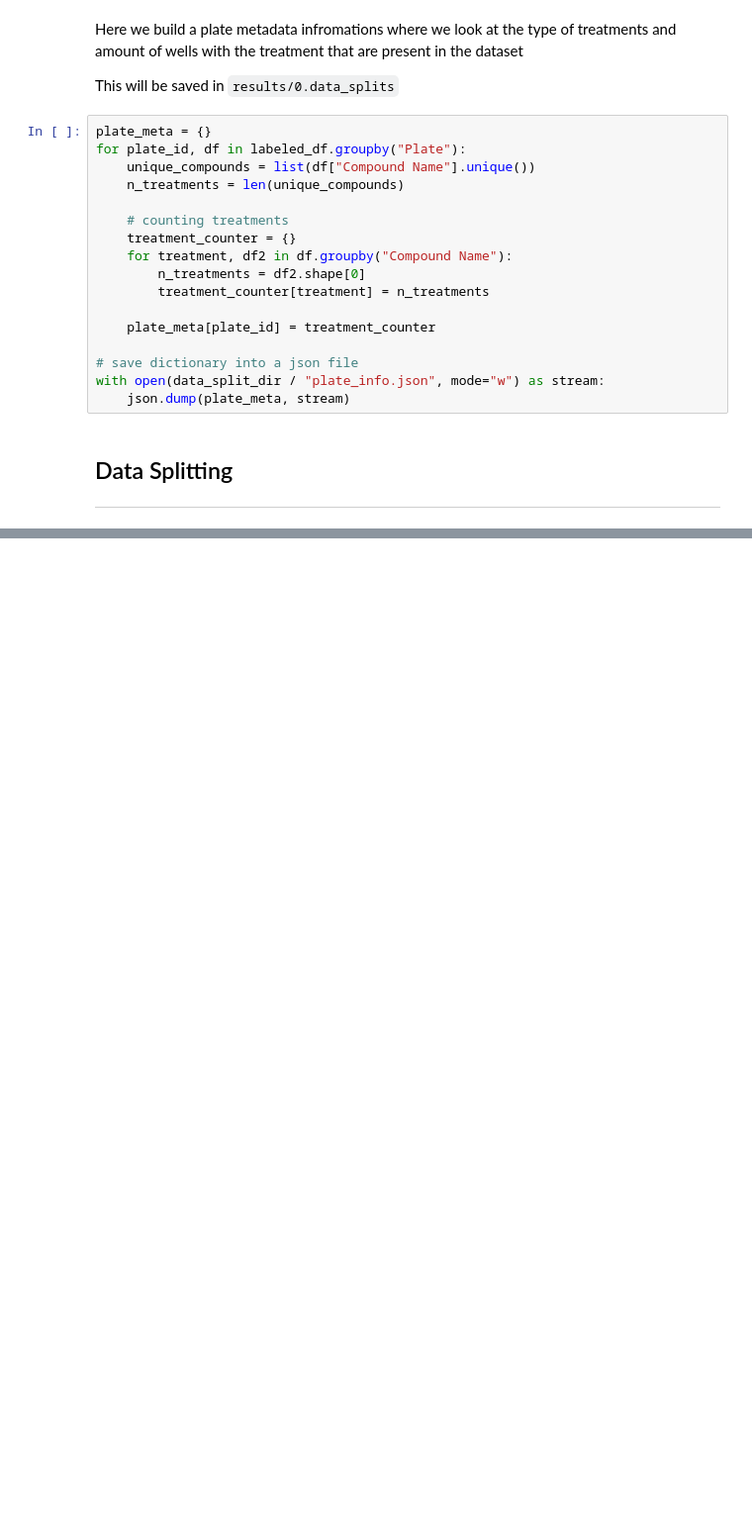
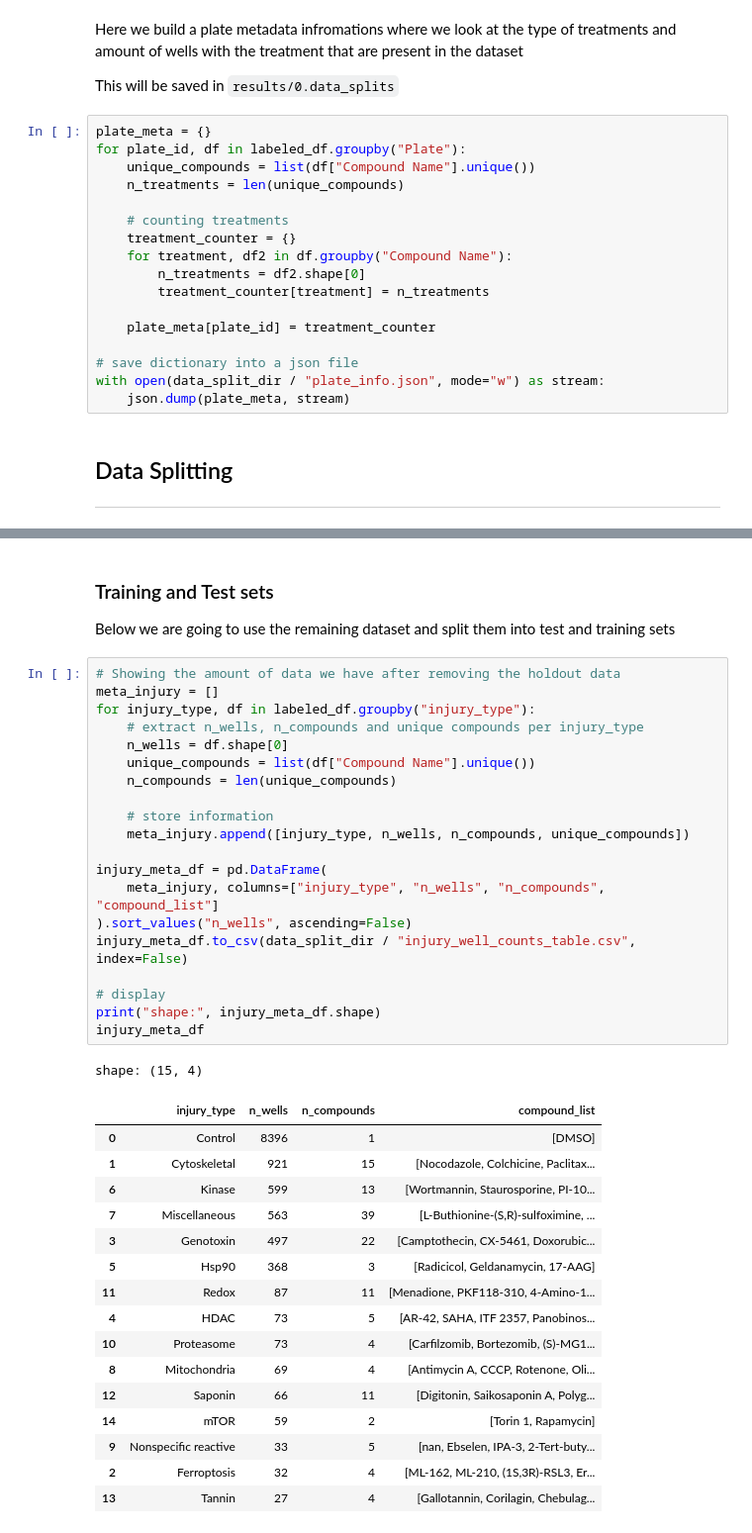
Before and after one commit to WayScience/Cytotoxic-Nuisance-Metadata-Analysis, a Jupyter notebook: notebooks/0.data_splits/data_splits.ipynb, the cells around one changed output, grey strips where cells are left out. Shown at 99% size. Cells and saved outputs as stored; diff of their text form; blank space fills up the shorter version.

```diff
--- a/notebooks/0.data_splits/data_splits.ipynb
+++ b/notebooks/0.data_splits/data_splits.ipynb
@@ -247,0 +445,42 @@ In this notebook, we will include three different types of held-out datasets bef
+# %% [markdown]
+### Training and Test sets
+
+Below we are going to use the remaining dataset and split them into test and training sets
+# %%
+# Showing the amount of data we have after removing the holdout data
+meta_injury = []
+for injury_type, df in labeled_df.groupby("injury_type"):
+    # extract n_wells, n_compounds and unique compounds per injury_type
+    n_wells = df.shape[0]
+    unique_compounds = list(df["Compound Name"].unique())
+    n_compounds = len(unique_compounds)
+
+    # store information
+    meta_injury.append([injury_type, n_wells, n_compounds, unique_compounds])
+
+injury_meta_df = pd.DataFrame(
+    meta_injury, columns=["injury_type", "n_wells", "n_compounds", "compound_list"]
+).sort_values("n_wells", ascending=False)
+injury_meta_df.to_csv(data_split_dir / "injury_well_counts_table.csv", index=False)
+
+# display
+print("shape:", injury_meta_df.shape)
+injury_meta_df
+# %% [output]
+shape: (15, 4)
+|  | injury_type | n_wells | n_compounds | compound_list |
+| 0 | Control | 8396 | 1 | [DMSO] |
+| 1 | Cytoskeletal | 921 | 15 | [Nocodazole, Colchicine, Paclitax... |
+| 6 | Kinase | 599 | 13 | [Wortmannin, Staurosporine, PI-10... |
+| 7 | Miscellaneous | 563 | 39 | [L-Buthionine-(S,R)-sulfoximine, ... |
+| 3 | Genotoxin | 497 | 22 | [Camptothecin, CX-5461, Doxorubic... |
+| 5 | Hsp90 | 368 | 3 | [Radicicol, Geldanamycin, 17-AAG] |
+| 11 | Redox | 87 | 11 | [Menadione, PKF118-310, 4-Amino-1... |
+| 4 | HDAC | 73 | 5 | [AR-42, SAHA, ITF 2357, Panobinos... |
+| 10 | Proteasome | 73 | 4 | [Carfilzomib, Bortezomib, (S)-MG1... |
+| 8 | Mitochondria | 69 | 4 | [Antimycin A, CCCP, Rotenone, Oli... |
+| 12 | Saponin | 66 | 11 | [Digitonin, Saikosaponin A, Polyg... |
+| 14 | mTOR | 59 | 2 | [Torin 1, Rapamycin] |
+| 9 | Nonspecific reactive | 33 | 5 | [nan, Ebselen, IPA-3, 2-Tert-buty... |
+| 2 | Ferroptosis | 32 | 4 | [ML-162, ML-210, (1S,3R)-RSL3, Er... |
+| 13 | Tannin | 27 | 4 | [Gallotannin, Corilagin, Chebulag... |
```
Also changed, not shown: parts of 17 cells of this notebook, 10 other files.
